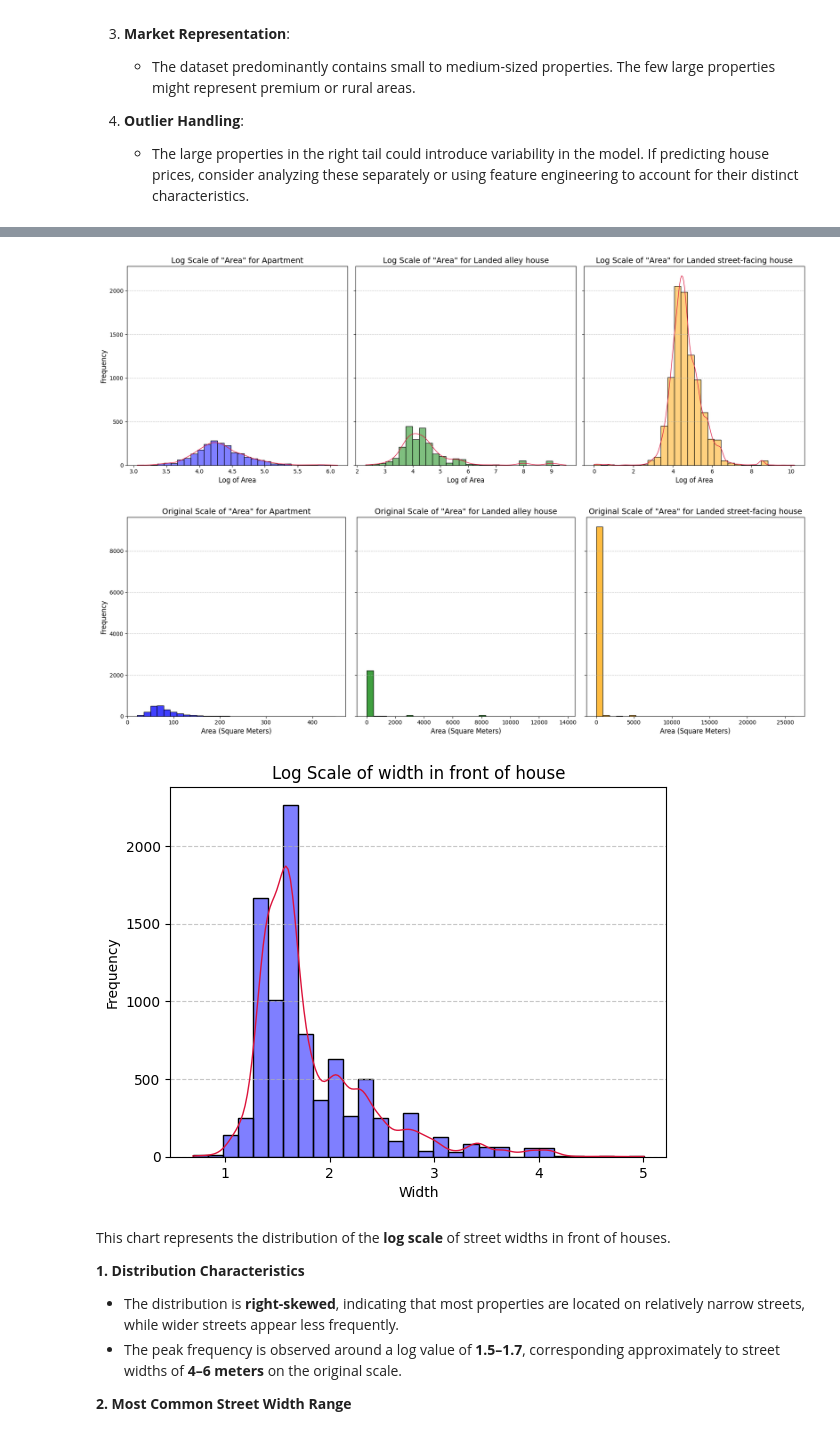
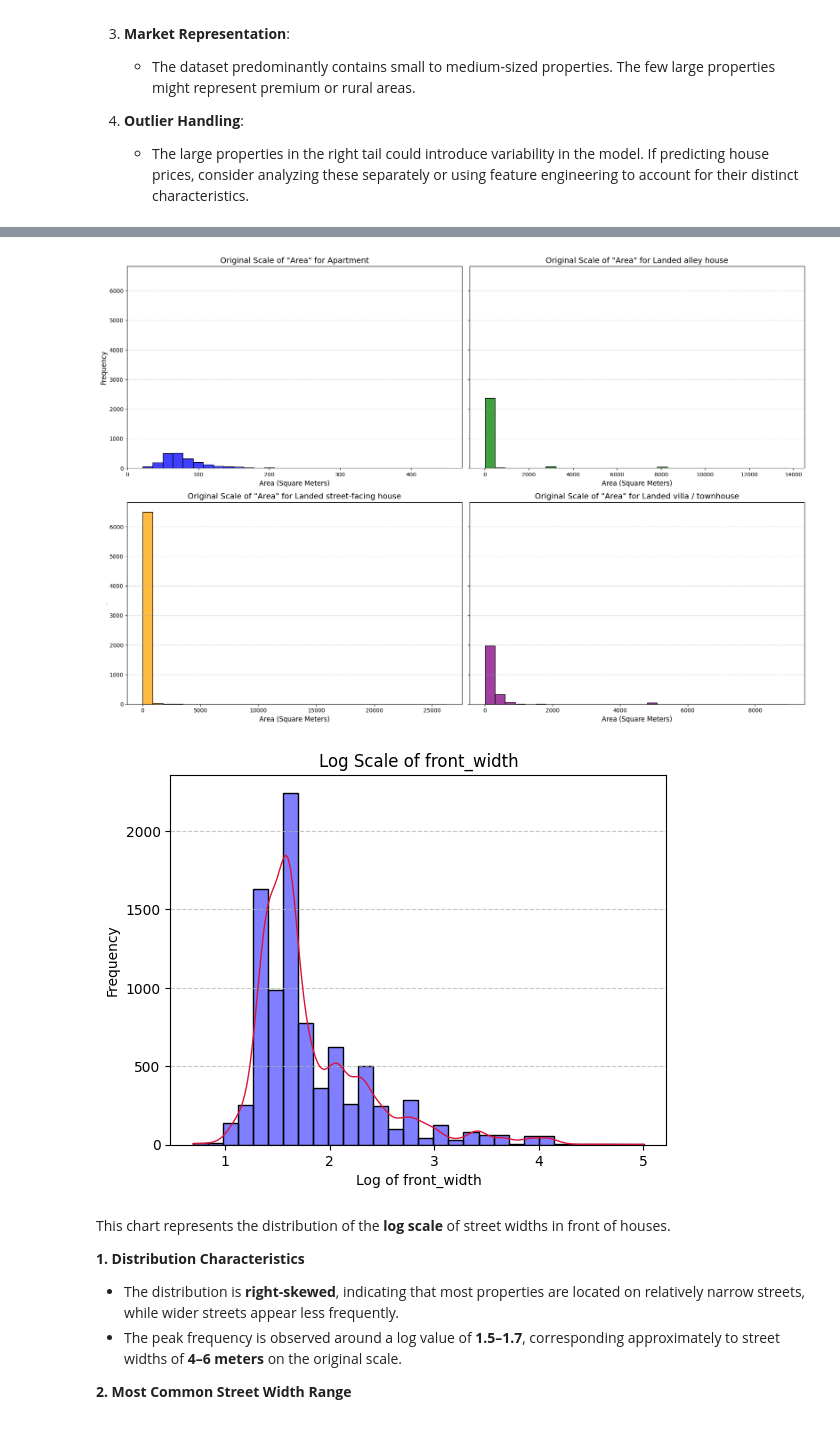
Before and after one commit to ngocanhpham-hust/Real-Estate-Analysis_DSProject, a Jupyter notebook: EDA_and_Data_Visualization/eda_data_visualize.ipynb, the cells around one changed output, grey strips where cells are left out. Cells and saved outputs as stored; diff of their text form; code cells hidden in the pictures.

```diff
--- a/EDA_and_Data_Visualization/eda_data_visualize.ipynb
+++ b/EDA_and_Data_Visualization/eda_data_visualize.ipynb
@@ -10,7 +11,7 @@ import seaborn as sns
 pd.set_option("display.max_columns", 200)
 pd.set_option("display.width", 120)
 # %%
-DATA_PATH = "../data/preprocessed/full.csv"
+DATA_PATH = "/Users/vuthuylinh/Real-Estate-Analysis_DSProject/data/preprocessed/full.csv"
 
 df = pd.read_csv(DATA_PATH)
 # %%
@@ -18,11 +19,11 @@ df = pd.read_csv(DATA_PATH)
 
 df.columns = df.columns.str.strip()
 
-for col in ["city_province", "district", "property_type", "legal", "interior", "source"]:
+for col in ["city_province", "district", "property_type", "legal", "interior"]:
     if col in df.columns:
         df[col] = df[col].astype("string").str.strip()
 # %%
-num_cols = ["area", "front_width", "latitude", "longitude",
+num_cols = ["area", "front_width",
             "n_bedrooms", "n_bathrooms", "n_floors", "price"]
 
 for c in num_cols:
@@ -494,87 +495,53 @@ plt.show()
 # %%
-# Log scale of Area for each type
+# Original value of Area for each type
 
 type_mapping = {
     'Apartment': 'Apartment',
     'Landed_alley': 'Landed alley house',
-    'Landed_street': 'Landed street-facing house'
+    'Landed_street': 'Landed street-facing house',
+    'Landed_villa': 'Landed villa / townhouse'
 }
 
-types = ['Apartment', 'Landed_alley', 'Landed_street']
-colors = ['blue', 'green', 'orange']
+types = ['Apartment', 'Landed_alley', 'Landed_street', 'Landed_villa']
+colors = ['blue', 'green', 'orange', 'purple']
 
-fig, axes = plt.subplots(1, 3, figsize=(18, 6), sharey=True)
+fig, axes = plt.subplots(2, 2, figsize=(18, 12), sharey=True)
+axes = axes.flatten()
 
 for i, (t, color) in enumerate(zip(types, colors)):
     subset = df[df['property_group'] == t]
     ax = sns.histplot(
-        np.log(subset['area']),
-        kde=True,
+        subset['area'],
+        kde=False,
         bins=30,
         color=color,
-        line_kws={'linewidth': 1},
+        #line_kws={'linewidth': 1},
         ax=axes[i]
     )
     if ax.lines:
         ax.lines[0].set_color('crimson')
 
-    axes[i].set_title(f'Log Scale of "Area" for {type_mapping[t]}', fontsize=14)
-    axes[i].set_xlabel("Log of Area", fontsize=12)
+    axes[i].set_title(f'Original Scale of "Area" for {type_mapping[t]}', fontsize=14)
+    axes[i].set_xlabel("Area (Square Meters)", fontsize=12)
     axes[i].set_ylabel("Frequency", fontsize=12 if i == 0 else 0)
     axes[i].grid(axis='y', linestyle='--', alpha=0.7)
 
 plt.tight_layout()
 plt.show()
 # %% [output]
-[figure, old version]
+[figure, new version]
-# %%
-# Original value of Area for each type
-
-type_mapping = {
-    'Apartment': 'Apartment',
-    'Landed_alley': 'Landed alley house',
-    'Landed_street': 'Landed street-facing house'
-}
-
-types = ['Apartment', 'Landed_alley', 'Landed_street']
-colors = ['blue', 'green', 'orange']
-
-fig, axes = plt.subplots(1, 3, figsize=(18, 6), sharey=True)
-
-for i, (t, color) in enumerate(zip(types, colors)):
-    subset = df[df['property_group'] == t]
-    ax = sns.histplot(
-        subset['area'],
-        kde=False,
-        bins=30,
-        color=color,
-        #line_kws={'linewidth': 1},
-        ax=axes[i]
-    )
-    if ax.lines:
-        ax.lines[0].set_color('crimson')
-
-    axes[i].set_title(f'Original Scale of "Area" for {type_mapping[t]}', fontsize=14)
-    axes[i].set_xlabel("Area (Square Meters)", fontsize=12)
-    axes[i].set_ylabel("Frequency", fontsize = 12 if i == 0 else 0)
-    axes[i].grid(axis='y', linestyle='--', alpha=0.7)
-
-plt.tight_layout()
-plt.show()
-# %% [output]
-[figure, removed]
 # %%
 ax = sns.histplot(np.log(df['front_width']), kde = True, bins = 30, color = 'blue', line_kws = {'linewidth': 1})
 ax.lines[0].set_color('crimson')
 
-plt.title('Log Scale of width in front of house')
-plt.xlabel("Width")
+plt.title('Log Scale of front_width')
+plt.xlabel("Log of front_width")
 plt.ylabel("Frequency")
 
 plt.grid(axis='y', linestyle='--', alpha=0.7)
 plt.show()
 # %% [output]
-[figure, old version]
+[figure, new version]
 # %% [markdown]
 This chart represents the distribution of the **log scale** of street widths in front of houses.
 
```
Also changed, not shown: parts of 65 cells of this notebook, 2 other files.
